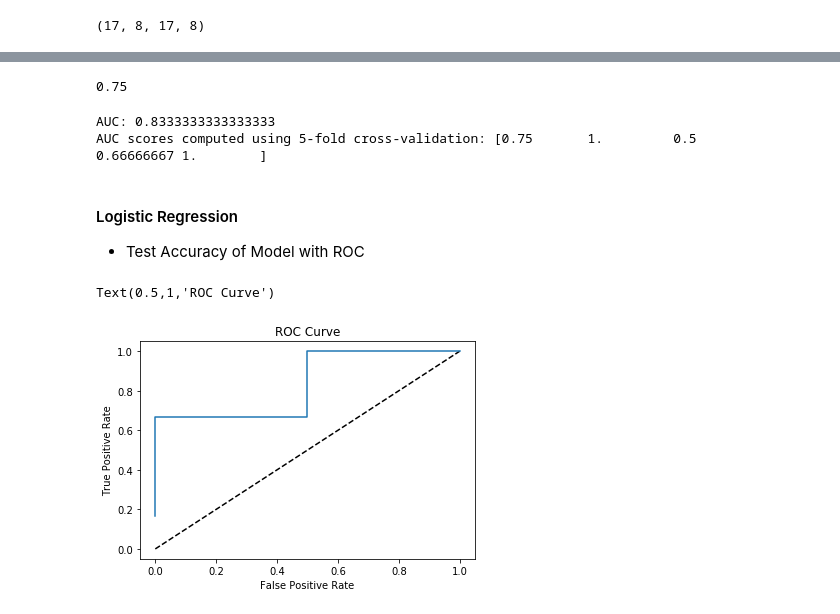
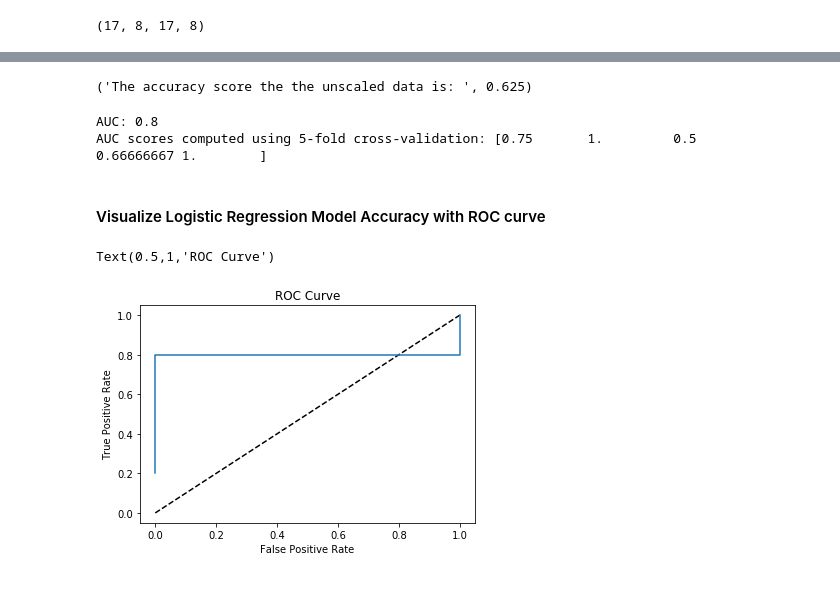
Before and after one commit to EmSchoof/AdolescentMaternalMortality, a Jupyter notebook: machine_learning.ipynb, the cells around one changed output, grey strips where cells are left out. Cells and saved outputs as stored; diff of their text form; code cells hidden in the pictures.

Commit message:
Finishing of project. Finalizing Write-Up of data

```diff
--- a/machine_learning.ipynb
+++ b/machine_learning.ipynb
@@ -204,6 +255,3 @@ len(X_train), len(X_test), len(y_train), len(y_test)
 # %%
-# Create a Logistic Regression Incidence
-clf_log = LogisticRegression()
-
-# Fit clf_log to training data
-clf_log.fit(X_train, y_train)
+# Fit clf_log to training data (unscaled)
+clf_log_unscaled = clf_log.fit(X_train, y_train)
@@ -272,11 +323,11 @@ sns.heatmap(conf_matrix, annot=True)
 # %%
 # Print the accuracy from the testing data
-accuracy_score(y_test, predict)
+'The accuracy score the the unscaled data is: ', accuracy_score(y_test, predict)
 # %% [output]
-0.75
+('The accuracy score the the unscaled data is: ', 0.625)
 # %%
 # Compute predicted probabilities: y_pred_prob
-y_pred_prob = clf_log.predict_proba(X_test)[:,1]
+y_pred_prob = clf_log_unscaled.predict_proba(X_test)[:,1]
 
 # Compute and print AUC score
 print("AUC: {}".format(roc_auc_score(y_test, y_pred_prob)))
@@ -287,24 +338,23 @@ cv_auc = cross_val_score(clf_log, X, y, scoring='roc_auc', cv=5)
 # Print list of AUC scores
 print("AUC scores computed using 5-fold cross-validation: {}".format(cv_auc))
 # %% [output]
-AUC: 0.8333333333333333
+AUC: 0.8
 AUC scores computed using 5-fold cross-validation: [0.75       1.         0.5        0.66666667 1.        ]
 # %% [markdown]
-#### Logistic Regression
-- Test Accuracy of Model with ROC
+#### Visualize Logistic Regression Model Accuracy with ROC curve
 # %%
 # Compute predicted probabilities: y_pred_prob
-y_pred_prob = clf_log.predict_proba(X_test)[:,1]
+y_pred_prob = clf_log_unscaled.predict_proba(X_test)[:,1]
 
 # Generate ROC curve values: fpr, tpr, thresholds
 fpr, tpr, thresholds = roc_curve(y_test, y_pred_prob)
 
 # Plot ROC curve
 plt.plot([0, 1], [0, 1], 'k--')
 plt.plot(fpr, tpr)
 plt.xlabel('False Positive Rate')
 plt.ylabel('True Positive Rate')
 plt.title('ROC Curve')
 # %% [output]
 Text(0.5,1,'ROC Curve')
-[figure, old version]
+[figure, new version]
```
Also changed, not shown: parts of 54 cells of this notebook, 5 other files.
